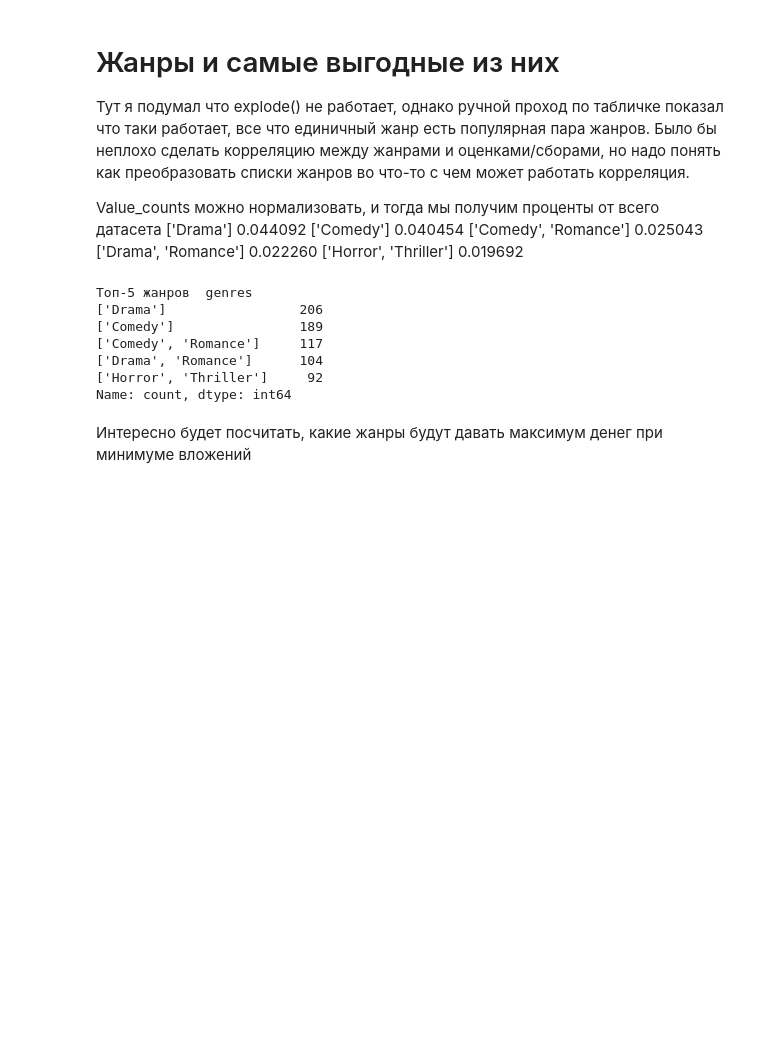
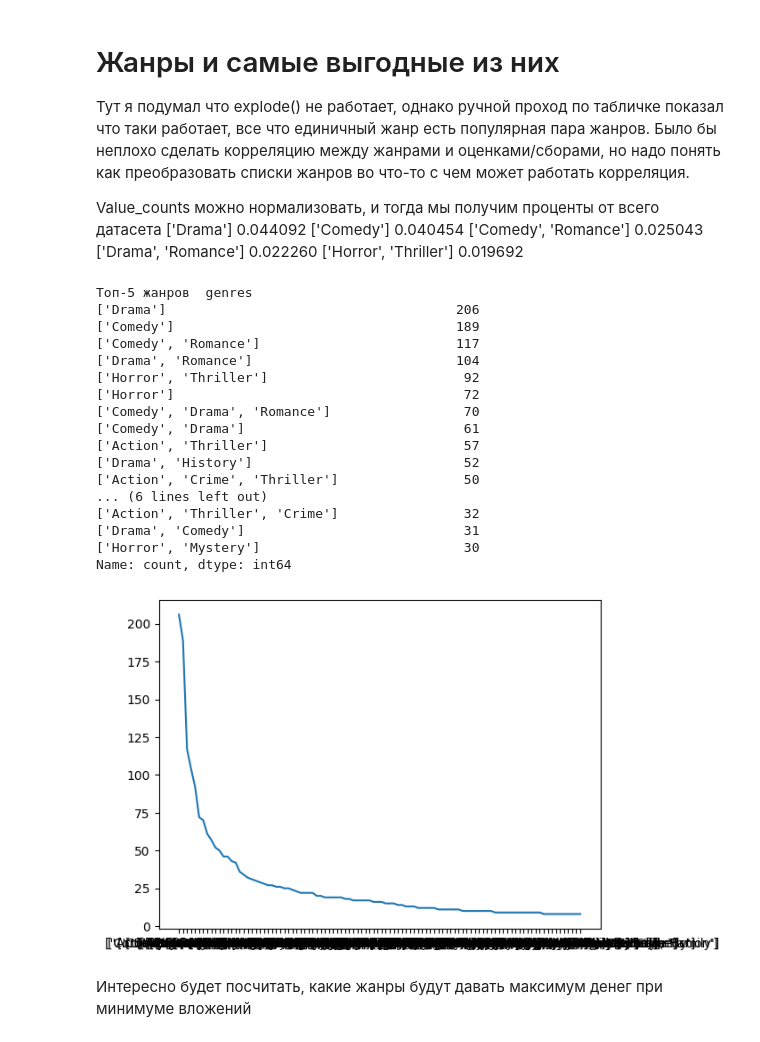
Before and after one commit to Y-T04KA/tipis, a Jupyter notebook: tmdbProject/tmdb.ipynb, the cells around one changed output. Cells and saved outputs as stored; diff of their text form; code cells hidden in the pictures; blank space fills up the shorter version.

```diff
--- a/tmdbProject/tmdb.ipynb
+++ b/tmdbProject/tmdb.ipynb
@@ -271,16 +271,29 @@ Value_counts можно нормализовать, и тогда мы полу
 # %%
 genre_count = df['genres'].explode().value_counts(normalize=False).explode()
 most_common_genre = genre_count.idxmax()
 most_common_genre = most_common_genre.strip("['']")
-print('Топ-5 жанров ',genre_count.head(5))
+print('Топ-5 жанров ',genre_count.head(20))
+plt.plot(genre_count.head(100))
+plt.show()
 # %% [output]
 Топ-5 жанров  genres
-['Drama']                 206
-['Comedy']                189
-['Comedy', 'Romance']     117
-['Drama', 'Romance']      104
-['Horror', 'Thriller']     92
+['Drama']                                     206
+['Comedy']                                    189
+['Comedy', 'Romance']                         117
+['Drama', 'Romance']                          104
+['Horror', 'Thriller']                         92
+['Horror']                                     72
+['Comedy', 'Drama', 'Romance']                 70
+['Comedy', 'Drama']                            61
+['Action', 'Thriller']                         57
+['Drama', 'History']                           52
+['Action', 'Crime', 'Thriller']                50
+... (6 lines left out)
+['Action', 'Thriller', 'Crime']                32
+['Drama', 'Comedy']                            31
+['Horror', 'Mystery']                          30
 Name: count, dtype: int64
+[figure, added]
 # %% [markdown]
 Интересно будет посчитать, какие жанры будут давать максимум денег при минимуме вложений
 # %%
```
Also changed, not shown: parts of 2 cells of this notebook, 2 other files.
